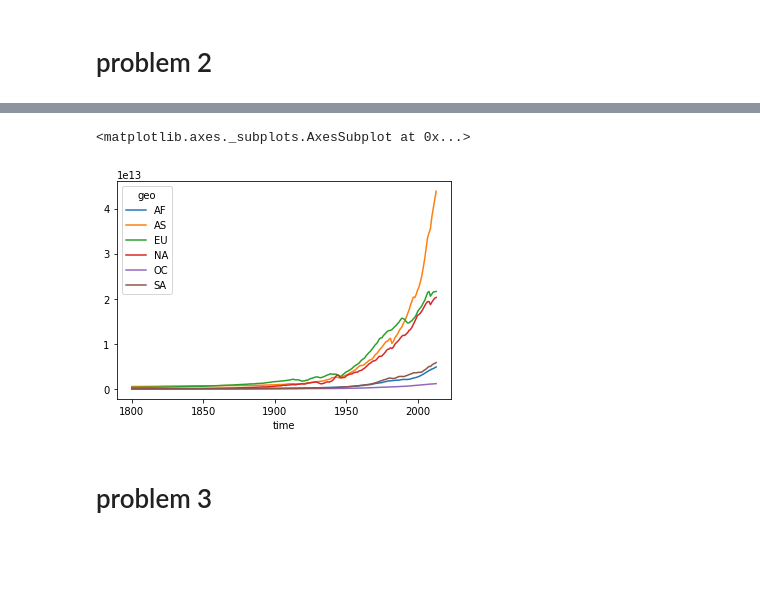
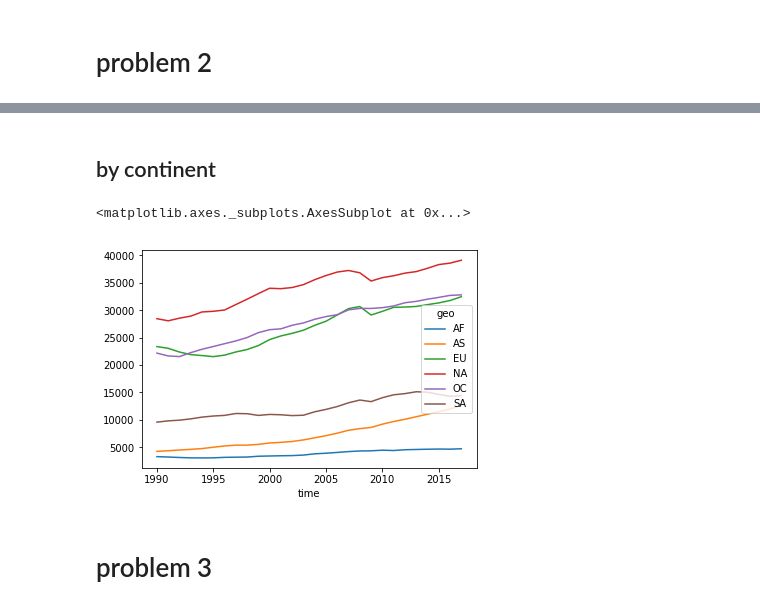
Before and after one commit to michaelyangbling/info-vis-hw1, a Jupyter notebook: hw1.ipynb, the cells around one changed output, grey strips where cells are left out. Drawn from its saved outputs; the diff is of its cells as text; code cells hidden in the pictures; blank space fills up the shorter version.

Commit message:
get weighted mean by joining

```diff
--- a/hw1.ipynb
+++ b/hw1.ipynb
@@ -47,5 +49,6 @@ origin_tbl.plot.bar()
 # %% [markdown]
 # problem 2
 # %%
-path = "/Users/yzh/Downloads/ddf--gapminder--systema_globalis-master/ddf--datapoints--total_gdp_ppp_inflation_adjusted--by--geo--time.csv"
+path = "/Users/yzh/Downloads/ddf--gapminder--systema_globalis-master/ddf--datapoints--alternative_gdp_per_capita_ppp_wb--by--geo--time.csv"
 tbl=pd.read_csv(path)
+popu=pd.read_csv('/Users/yzh/Downloads/ddf--gapminder--systema_globalis-master/ddf--datapoints--population_total--by--geo--time.csv')
@@ -52,20 +64,34 @@ tbl=pd.read_csv(path)
+# %% [markdown]
+## by continent
 # %%
-tbl=tbl[tbl['geo']!='hos']
-tbl=tbl[tbl['geo']!='ant']
-tbl=tbl[tbl['geo']!='gbg']
-tbl=tbl[tbl['geo']!='gbm']
+import numpy as np
+tbl=pd.read_csv(path)
+# tbl=tbl[tbl['geo']!='hos']
+# tbl=tbl[tbl['geo']!='ant']
+# tbl=tbl[tbl['geo']!='gbg']
+# tbl=tbl[tbl['geo']!='gbm']
 tbl=tbl[tbl['geo']!='kos']
+
+#get population data
+tbl=tbl.merge(popu,how="left")
+tbl=tbl.dropna()
 tbl.geo=tbl.geo.str.upper().apply(pc.country_alpha3_to_country_alpha2)
 
+
+
+tbl=tbl[tbl['geo']!='SX']
 tbl=tbl[tbl['geo']!='TL']
 tbl.geo=tbl.geo.apply(pc.country_alpha2_to_continent_code)
-tbl=tbl.groupby(['geo','time']).sum().reset_index()
+#take population into consideration to get GDP/capita for each continent
+g_wavg= lambda x: np.average(x.alternative_gdp_per_capita_ppp_wb, weights=x.population_total)
+
+tbl=tbl.groupby(['geo','time']).apply(g_wavg).reset_index()
 # %%
-df = tbl.pivot(index='time', columns='geo', values='total_gdp_ppp_inflation_adjusted')
+df = tbl.pivot(index='time', columns='geo', values=0)
 df.plot()
 # %% [output]
 <matplotlib.axes._subplots.AxesSubplot at 0x...>
-[figure, old version]
+[figure, new version]
 # %% [markdown]
 # problem 3
 # %% [markdown]
```
Also changed, not shown: parts of 9 cells of this notebook, 1 other file.
